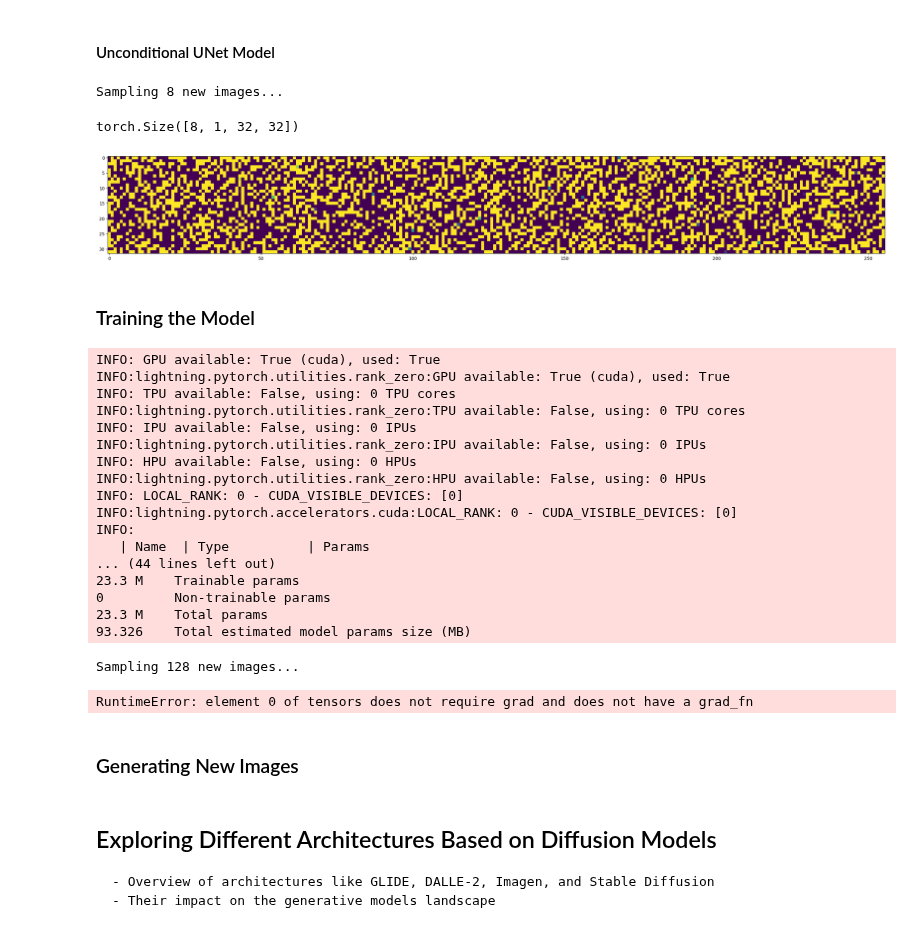
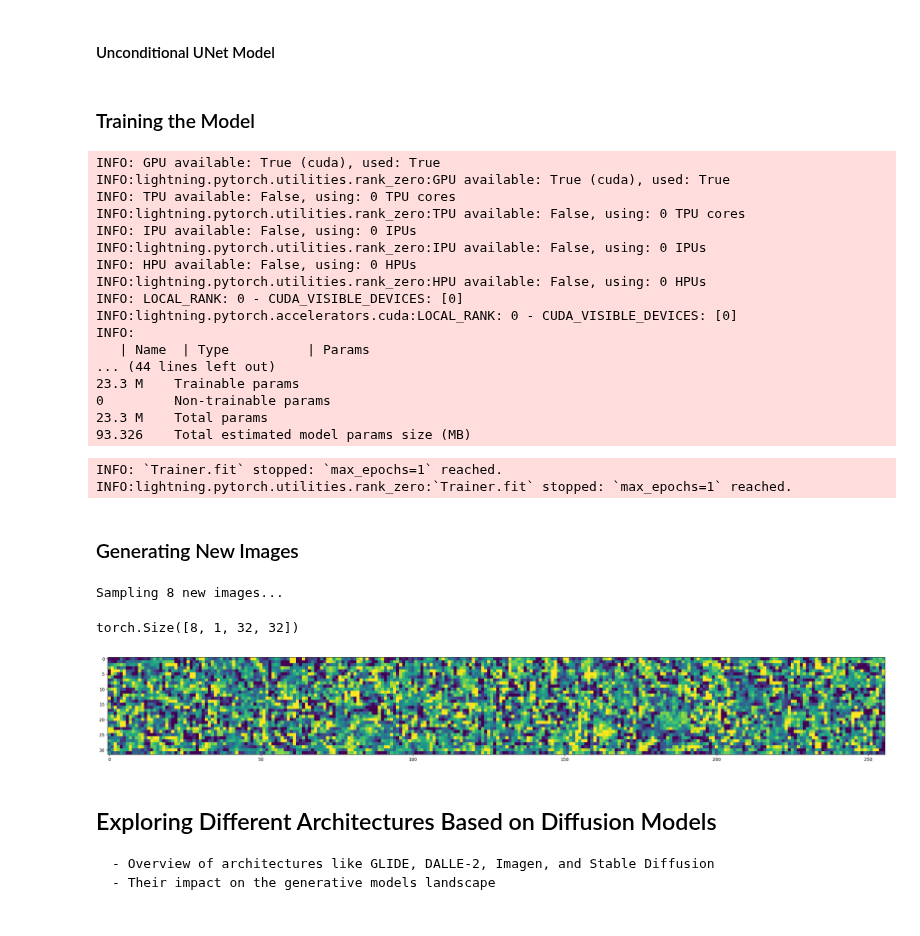
Before and after one commit to arkeodev/computer-vision, a Jupyter notebook: Simple_Diffusion_Models/diffusion_models.ipynb, the cells around one changed output. Cells and saved outputs as stored; diff of their text form; code cells hidden in the pictures.

```diff
--- a/Simple_Diffusion_Models/diffusion_models.ipynb
+++ b/Simple_Diffusion_Models/diffusion_models.ipynb
@@ -773,17 +789,3 @@ class UNet(nn.Module):
-# %%
-model = UNet(c_in=1, c_out=1, device=device).to(device)
-diffusion = Diffusion(img_size=32, device=device)
-x = diffusion.sample(model, 8, input_channel=1)
-print(x.shape)
-plt.figure(figsize=(32, 32))
-plt.imshow(torch.cat([
-    torch.cat([i for i in x.cpu()], dim=-1),
-], dim=-2).permute(1, 2, 0).cpu())
-plt.show()
-# %% [output]
-Sampling 8 new images...
-torch.Size([8, 1, 32, 32])
-[figure, removed]
 # %% [markdown]
 ### Training the Model
 # %%
@@ -848,9 +850,12 @@ class UNet(L.LightningModule):
 
     def training_step(self, batch, batch_idx):
         # Training logic
-        x, _ = batch
-        y_hat = self.diffusion.sample(self, images.shape[0], input_channel=1)
-        loss = F.mse_loss(y_hat, x)
+        images, _ = batch
+        images = images.to(device)
+        t = self.diffusion.sample_time_stamps(images.shape[0]).to(device)
+        x_t, noise = self.diffusion.noise_images(images, t)
+        predicted_noise = self(x_t, t)
+        loss = F.mse_loss(noise, predicted_noise)
         self.log('train_loss', loss)
         return loss
 
@@ -874,7 +879,7 @@ class UNet(L.LightningModule):
 model = UNet()  # Initialize your model
 
 # Initialize Callbacks
-checkpoint_callback = ModelCheckpoint(monitor="val_loss", mode="min", save_top_k=1, save_last=True)
+checkpoint_callback = ModelCheckpoint(dirpath="./model", monitor="val_loss", mode="min", save_top_k=1, save_last=True)
 lr_monitor = LearningRateMonitor(logging_interval='step')
 
 # Initialize Logger
@@ -891,9 +896,6 @@ trainer = L.Trainer(
 
 # Train
 trainer.fit(model=model, train_dataloaders=fashion_mnist_dm)
-
-# Optionally, to load and use the best model later:
-model = UNet.load_from_checkpoint(checkpoint_callback.best_model_path)
 # %% [output]
 INFO: GPU available: True (cuda), used: True
 INFO:lightning.pytorch.utilities.rank_zero:GPU available: True (cuda), used: True
@@ -912,10 +914,27 @@ INFO:
 0         Non-trainable params
 23.3 M    Total params
 93.326    Total estimated model params size (MB)
-Sampling 128 new images...
+INFO: `Trainer.fit` stopped: `max_epochs=1` reached.
+INFO:lightning.pytorch.utilities.rank_zero:`Trainer.fit` stopped: `max_epochs=1` reached.
-RuntimeError: element 0 of tensors does not require grad and does not have a grad_fn
 # %% [markdown]
 ### Generating New Images
+# %%
+# Load the model from a checkpoint file
+checkpoint_path = "./model/last.ckpt"
+trained_model = UNet.load_from_checkpoint(checkpoint_path)
+# %%
+diffusion = Diffusion(img_size=32, device=device)
+x = diffusion.sample(trained_model, 8, input_channel=1)
+print(x.shape)
+plt.figure(figsize=(32, 32))
+plt.imshow(torch.cat([
+    torch.cat([i for i in x.cpu()], dim=-1),
+], dim=-2).permute(1, 2, 0).cpu())
+plt.show()
+# %% [output]
+Sampling 8 new images...
+torch.Size([8, 1, 32, 32])
+[figure, added]
 # %% [markdown]
 ## Exploring Different Architectures Based on Diffusion Models
     - Overview of architectures like GLIDE, DALLE-2, Imagen, and Stable Diffusion
```
Also changed, not shown: parts of 6 cells of this notebook.
